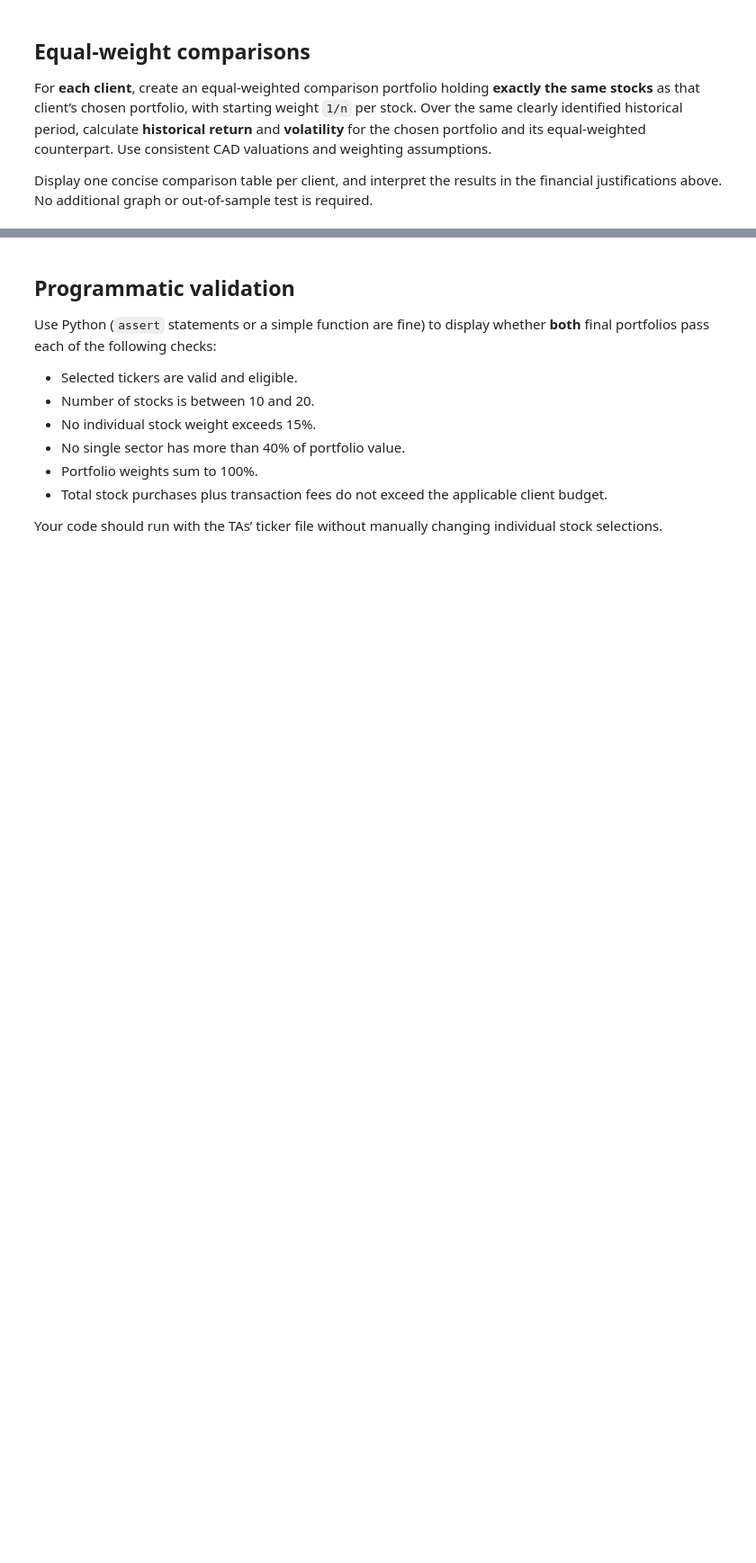
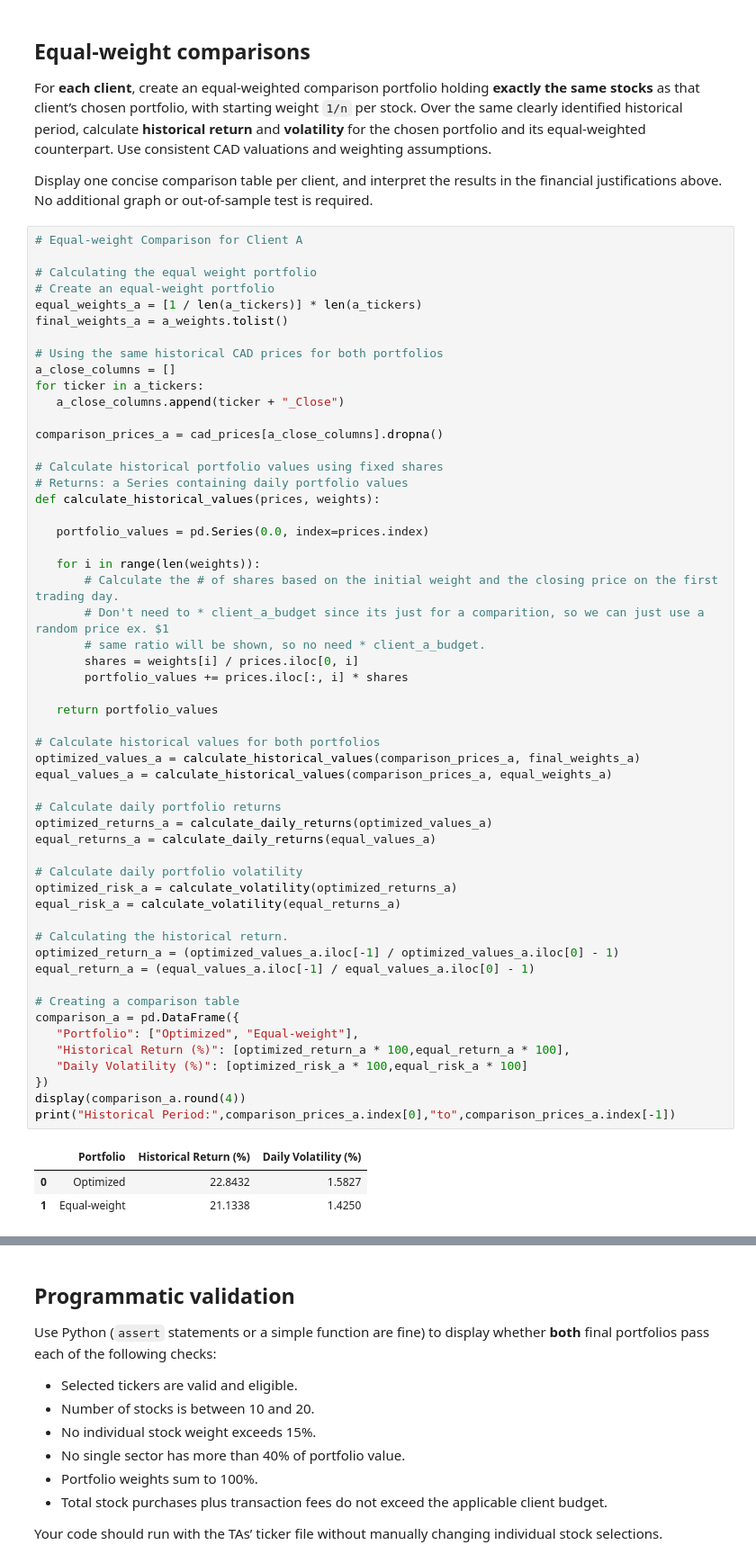
Before and after one commit to john-mandalas-uwaterloo/portfolio-model, a Jupyter notebook: Team_05_Assignment_2026.ipynb, the cells around one changed output, grey strips where cells are left out. Shown at 90% size. Drawn from its saved outputs; the diff is of its cells as text; blank space fills up the shorter version.

```diff
--- a/Team_05_Assignment_2026.ipynb
+++ b/Team_05_Assignment_2026.ipynb
@@ -1041,3 +1106,61 @@ Therefore, daily volatility is the primary measurement of our strategy's effecti
 For **each client**, create an equal-weighted comparison portfolio holding **exactly the same stocks** as that client’s chosen portfolio, with starting weight `1/n` per stock. Over the same clearly identified historical period, calculate **historical return** and **volatility** for the chosen portfolio and its equal-weighted counterpart. Use consistent CAD valuations and weighting assumptions.
 
 Display one concise comparison table per client, and interpret the results in the financial justifications above. No additional graph or out-of-sample test is required.
+# %%
+# Equal-weight Comparison for Client A
+
+# Calculating the equal weight portfolio
+# Create an equal-weight portfolio
+equal_weights_a = [1 / len(a_tickers)] * len(a_tickers)
+final_weights_a = a_weights.tolist()
+
+# Using the same historical CAD prices for both portfolios
+a_close_columns = []
+for ticker in a_tickers:
+   a_close_columns.append(ticker + "_Close")
+
+comparison_prices_a = cad_prices[a_close_columns].dropna()
+
+# Calculate historical portfolio values using fixed shares
+# Returns: a Series containing daily portfolio values
+def calculate_historical_values(prices, weights):
+
+   portfolio_values = pd.Series(0.0, index=prices.index)
+
+   for i in range(len(weights)):
+       # Calculate the # of shares based on the initial weight and the closing price on the first trading day.
+       # Don't need to * client_a_budget since its just for a comparition, so we can just use a random price ex. $1
+       # same ratio will be shown, so no need * client_a_budget.
+       shares = weights[i] / prices.iloc[0, i]
+       portfolio_values += prices.iloc[:, i] * shares
+
+   return portfolio_values
+
+# Calculate historical values for both portfolios
+optimized_values_a = calculate_historical_values(comparison_prices_a, final_weights_a)
+equal_values_a = calculate_historical_values(comparison_prices_a, equal_weights_a)
+
+# Calculate daily portfolio returns
+optimized_returns_a = calculate_daily_returns(optimized_values_a)
+equal_returns_a = calculate_daily_returns(equal_values_a)
+
+# Calculate daily portfolio volatility
+optimized_risk_a = calculate_volatility(optimized_returns_a)
+equal_risk_a = calculate_volatility(equal_returns_a)
+
+# Calculating the historical return.
+optimized_return_a = (optimized_values_a.iloc[-1] / optimized_values_a.iloc[0] - 1)
+equal_return_a = (equal_values_a.iloc[-1] / equal_values_a.iloc[0] - 1)
+
+# Creating a comparison table
+comparison_a = pd.DataFrame({
+   "Portfolio": ["Optimized", "Equal-weight"],
+   "Historical Return (%)": [optimized_return_a * 100,equal_return_a * 100],
+   "Daily Volatility (%)": [optimized_risk_a * 100,equal_risk_a * 100]
+})
+display(comparison_a.round(4))
+print("Historical Period:",comparison_prices_a.index[0],"to",comparison_prices_a.index[-1])
+# %% [output]
+|  | Portfolio | Historical Return (%) | Daily Volatility (%) |
+| 0 | Optimized | 22.8432 | 1.5827 |
+| 1 | Equal-weight | 21.1338 | 1.4250 |
```
Also changed, not shown: parts of 9 cells of this notebook.
